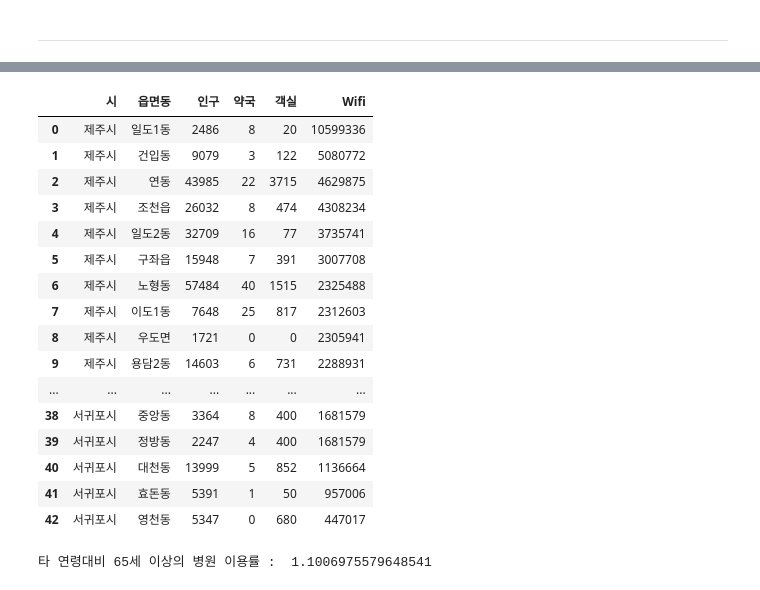
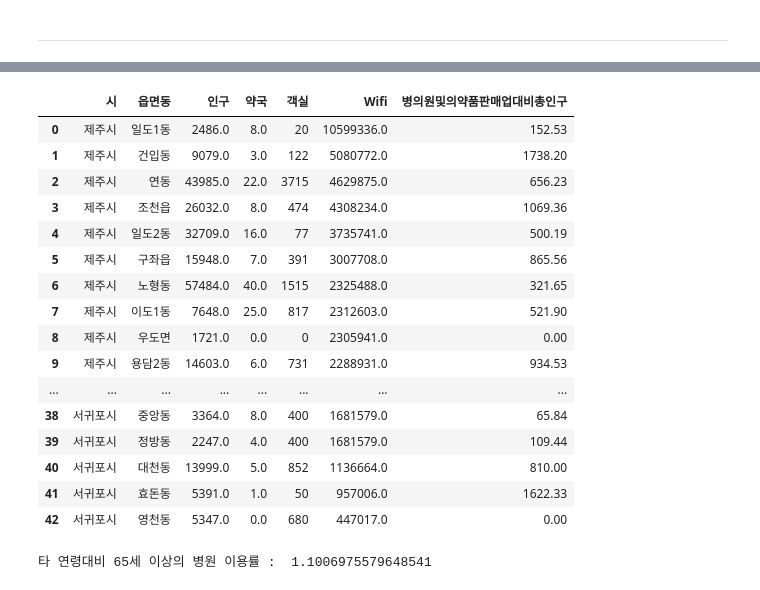
Before and after one commit to ChoiInYeol/KHUDA-Seoul-BigDataCampus, a Jupyter notebook: 5.제주시데이터전처리.ipynb, the cells around one changed output, grey strips where cells are left out. Drawn from its saved outputs; the diff is of its cells as text; code cells hidden in the pictures.

```diff
--- a/5.제주시데이터전처리.ipynb
+++ b/5.제주시데이터전처리.ipynb
@@ -28,7 +27,7 @@ df = pd.read_excel('dataset\processedData\읍면동별_데이터.XLSX', engine='
 df = df.drop(['제주 인구(남) (명)', '제주 인구(여) (명)',
        '한국인 세대수 (세대)', '한국인(계) (명)', '한국인(남) (명)', '한국인(여) (명)', '외국인(계) (명)',
        '외국인(남) (명)', '외국인(여) (명)'], axis=1)
-
+df = df.dropna(axis=0)
 # 행정시별 공백제거
 pre_data = []
 for i in range(len(df)):
@@ -38,24 +57,24 @@ df['행정시별(2)'] = pre_data
 # %%
-df2 = df.sort_values(['행정시별(1)', 'wifi_user_count', '객실수', '제주 인구(계) (명)', '약국갯수'], ascending=[0, 0, 0, 0, 0])
+df2 = df.sort_values(['행정시별(1)', 'wifi_user_count', '객실수', '제주 인구(계) (명)', '의약품 대비 인구현황', '약국갯수'], ascending=[0, 0, 0, 0, 0, 0])
 df2 = df2.reset_index(drop=True)
-df2.columns = ['시', '읍면동', '인구', '약국', '객실', 'Wifi']
+df2.columns = ['시', '읍면동', '인구', '약국', '객실', 'Wifi', '병의원및의약품판매업대비총인구']
 df2
 # %% [output]
-|  | 시 | 읍면동 | 인구 | 약국 | 객실 | Wifi |
-| 0 | 제주시 | 일도1동 | 2486 | 8 | 20 | 10599336 |
-| 1 | 제주시 | 건입동 | 9079 | 3 | 122 | 5080772 |
-| 2 | 제주시 | 연동 | 43985 | 22 | 3715 | 4629875 |
-| 3 | 제주시 | 조천읍 | 26032 | 8 | 474 | 4308234 |
-| 4 | 제주시 | 일도2동 | 32709 | 16 | 77 | 3735741 |
-| 5 | 제주시 | 구좌읍 | 15948 | 7 | 391 | 3007708 |
-| 6 | 제주시 | 노형동 | 57484 | 40 | 1515 | 2325488 |
-| 7 | 제주시 | 이도1동 | 7648 | 25 | 817 | 2312603 |
-| 8 | 제주시 | 우도면 | 1721 | 0 | 0 | 2305941 |
-| 9 | 제주시 | 용담2동 | 14603 | 6 | 731 | 2288931 |
-| ... | ... | ... | ... | ... | ... | ... |
-| 38 | 서귀포시 | 중앙동 | 3364 | 8 | 400 | 1681579 |
-| 39 | 서귀포시 | 정방동 | 2247 | 4 | 400 | 1681579 |
-| 40 | 서귀포시 | 대천동 | 13999 | 5 | 852 | 1136664 |
-| 41 | 서귀포시 | 효돈동 | 5391 | 1 | 50 | 957006 |
-| 42 | 서귀포시 | 영천동 | 5347 | 0 | 680 | 447017 |
+|  | 시 | 읍면동 | 인구 | 약국 | 객실 | Wifi | 병의원및의약품판매업대비총인구 |
+| 0 | 제주시 | 일도1동 | 2486.0 | 8.0 | 20 | 10599336.0 | 152.53 |
+| 1 | 제주시 | 건입동 | 9079.0 | 3.0 | 122 | 5080772.0 | 1738.20 |
+| 2 | 제주시 | 연동 | 43985.0 | 22.0 | 3715 | 4629875.0 | 656.23 |
+| 3 | 제주시 | 조천읍 | 26032.0 | 8.0 | 474 | 4308234.0 | 1069.36 |
+| 4 | 제주시 | 일도2동 | 32709.0 | 16.0 | 77 | 3735741.0 | 500.19 |
+| 5 | 제주시 | 구좌읍 | 15948.0 | 7.0 | 391 | 3007708.0 | 865.56 |
+| 6 | 제주시 | 노형동 | 57484.0 | 40.0 | 1515 | 2325488.0 | 321.65 |
+| 7 | 제주시 | 이도1동 | 7648.0 | 25.0 | 817 | 2312603.0 | 521.90 |
+| 8 | 제주시 | 우도면 | 1721.0 | 0.0 | 0 | 2305941.0 | 0.00 |
+| 9 | 제주시 | 용담2동 | 14603.0 | 6.0 | 731 | 2288931.0 | 934.53 |
+| ... | ... | ... | ... | ... | ... | ... | ... |
+| 38 | 서귀포시 | 중앙동 | 3364.0 | 8.0 | 400 | 1681579.0 | 65.84 |
+| 39 | 서귀포시 | 정방동 | 2247.0 | 4.0 | 400 | 1681579.0 | 109.44 |
+| 40 | 서귀포시 | 대천동 | 13999.0 | 5.0 | 852 | 1136664.0 | 810.00 |
+| 41 | 서귀포시 | 효돈동 | 5391.0 | 1.0 | 50 | 957006.0 | 1622.33 |
+| 42 | 서귀포시 | 영천동 | 5347.0 | 0.0 | 680 | 447017.0 | 0.00 |
 # %%
```
Also changed, not shown: parts of 10 cells of this notebook, 3 other files.
